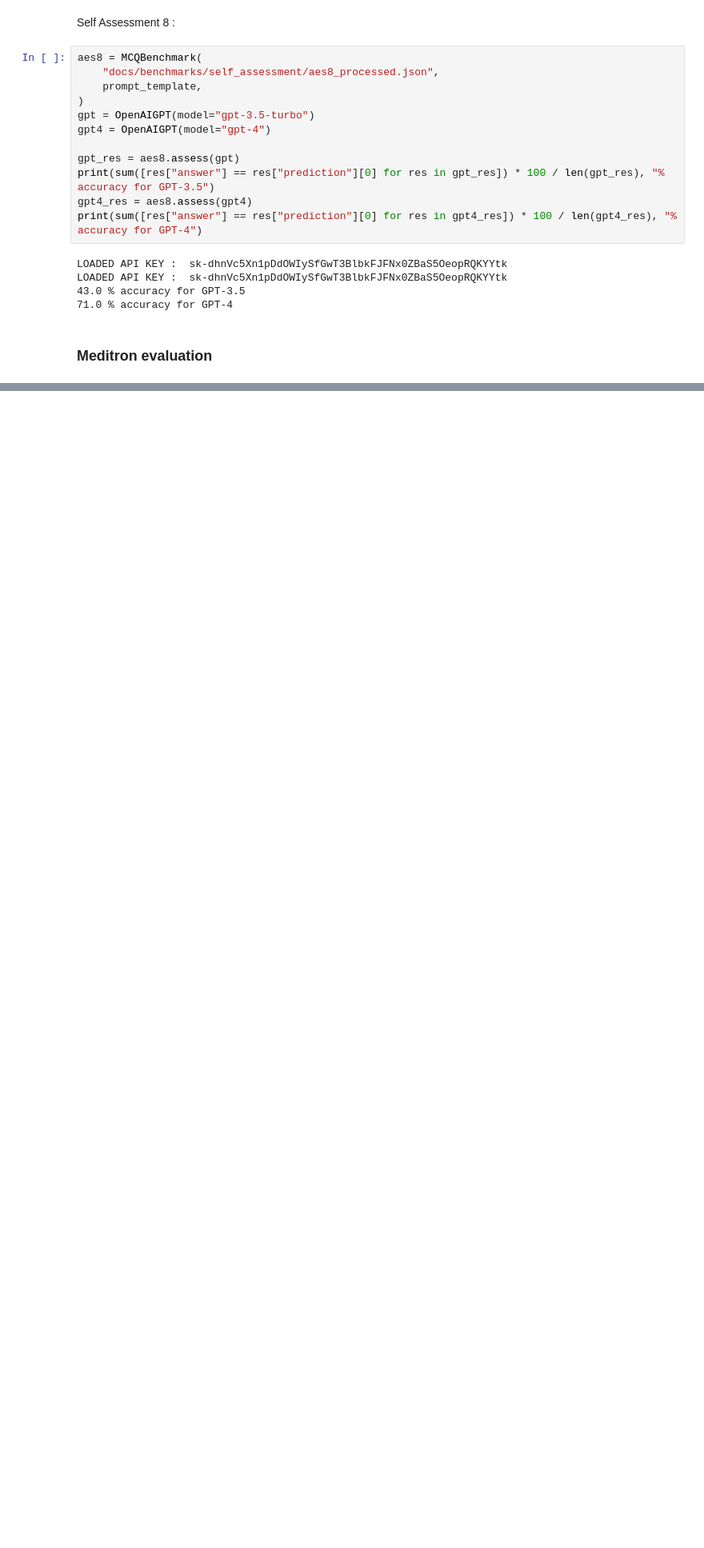
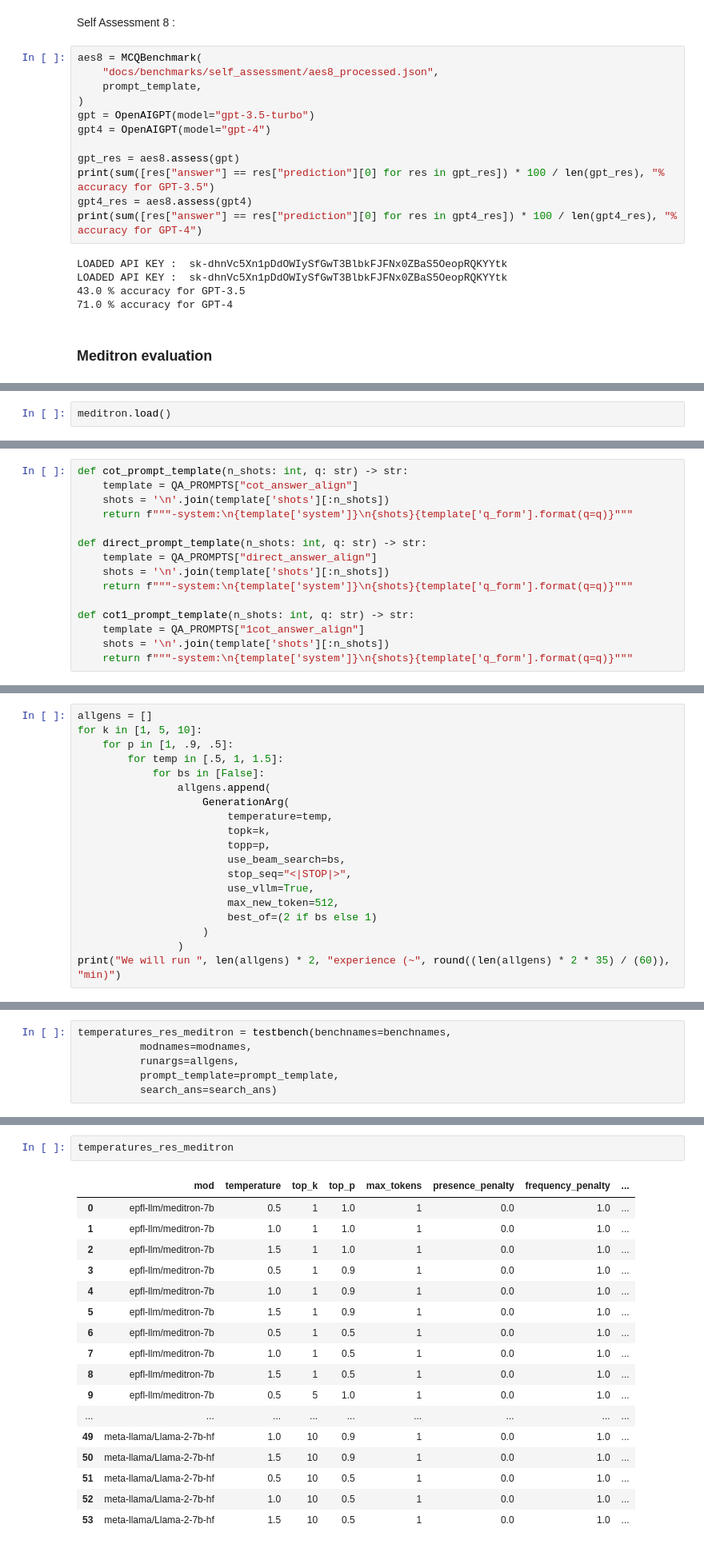
Before and after one commit to magantoine/EpiLLM, a Jupyter notebook: notebooks/benchmark.ipynb, the cells around one changed output, grey strips where cells are left out. Shown at 80% size. Cells and saved outputs as stored; diff of their text form; blank space fills up the shorter version.

```diff
--- a/notebooks/benchmark.ipynb
+++ b/notebooks/benchmark.ipynb
@@ -211,0 +310,2 @@ for arg in tqdm(all_args):
+# %%
+meditron.load()
@@ -211,0 +435,15 @@ for arg in tqdm(all_args):
+# %%
+def cot_prompt_template(n_shots: int, q: str) -> str:
+    template = QA_PROMPTS["cot_answer_align"]
+    shots = '\n'.join(template['shots'][:n_shots])
+    return f"""-system:\n{template['system']}\n{shots}{template['q_form'].format(q=q)}"""
+
+def direct_prompt_template(n_shots: int, q: str) -> str:
+    template = QA_PROMPTS["direct_answer_align"]
+    shots = '\n'.join(template['shots'][:n_shots])
+    return f"""-system:\n{template['system']}\n{shots}{template['q_form'].format(q=q)}"""
+
+def cot1_prompt_template(n_shots: int, q: str) -> str:
+    template = QA_PROMPTS["1cot_answer_align"]
+    shots = '\n'.join(template['shots'][:n_shots])
+    return f"""-system:\n{template['system']}\n{shots}{template['q_form'].format(q=q)}"""
@@ -211,0 +648,19 @@ for arg in tqdm(all_args):
+# %%
+allgens = []
+for k in [1, 5, 10]:
+    for p in [1, .9, .5]:
+        for temp in [.5, 1, 1.5]:
+            for bs in [False]:
+                allgens.append(
+                    GenerationArg(
+                        temperature=temp,
+                        topk=k,
+                        topp=p,
+                        use_beam_search=bs,
+                        stop_seq="<|STOP|>",
+                        use_vllm=True,
+                        max_new_token=512,
+                        best_of=(2 if bs else 1)
+                    )
+                )
+print("We will run ", len(allgens) * 2, "experience (~", round((len(allgens) * 2 * 35) / (60)), "min)")
@@ -211,0 +669,6 @@ for arg in tqdm(all_args):
+# %%
+temperatures_res_meditron = testbench(benchnames=benchnames,
+          modnames=modnames,
+          runargs=allgens,
+          prompt_template=prompt_template,
+          search_ans=search_ans)
@@ -211,0 +700,20 @@ for arg in tqdm(all_args):
+# %%
+temperatures_res_meditron
+# %% [output]
+|  | mod | temperature | top_k | top_p | max_tokens | presence_penalty | frequency_penalty | ... |
+| 0 | epfl-llm/meditron-7b | 0.5 | 1 | 1.0 | 1 | 0.0 | 1.0 | ... |
+| 1 | epfl-llm/meditron-7b | 1.0 | 1 | 1.0 | 1 | 0.0 | 1.0 | ... |
+| 2 | epfl-llm/meditron-7b | 1.5 | 1 | 1.0 | 1 | 0.0 | 1.0 | ... |
+| 3 | epfl-llm/meditron-7b | 0.5 | 1 | 0.9 | 1 | 0.0 | 1.0 | ... |
+| 4 | epfl-llm/meditron-7b | 1.0 | 1 | 0.9 | 1 | 0.0 | 1.0 | ... |
+| 5 | epfl-llm/meditron-7b | 1.5 | 1 | 0.9 | 1 | 0.0 | 1.0 | ... |
+| 6 | epfl-llm/meditron-7b | 0.5 | 1 | 0.5 | 1 | 0.0 | 1.0 | ... |
+| 7 | epfl-llm/meditron-7b | 1.0 | 1 | 0.5 | 1 | 0.0 | 1.0 | ... |
+| 8 | epfl-llm/meditron-7b | 1.5 | 1 | 0.5 | 1 | 0.0 | 1.0 | ... |
+| 9 | epfl-llm/meditron-7b | 0.5 | 5 | 1.0 | 1 | 0.0 | 1.0 | ... |
+| ... | ... | ... | ... | ... | ... | ... | ... | ... |
+| 49 | meta-llama/Llama-2-7b-hf | 1.0 | 10 | 0.9 | 1 | 0.0 | 1.0 | ... |
+| 50 | meta-llama/Llama-2-7b-hf | 1.5 | 10 | 0.9 | 1 | 0.0 | 1.0 | ... |
+| 51 | meta-llama/Llama-2-7b-hf | 0.5 | 10 | 0.5 | 1 | 0.0 | 1.0 | ... |
+| 52 | meta-llama/Llama-2-7b-hf | 1.0 | 10 | 0.5 | 1 | 0.0 | 1.0 | ... |
+| 53 | meta-llama/Llama-2-7b-hf | 1.5 | 10 | 0.5 | 1 | 0.0 | 1.0 | ... |
```
Also changed, not shown: parts of 71 cells of this notebook, 3 other files.
